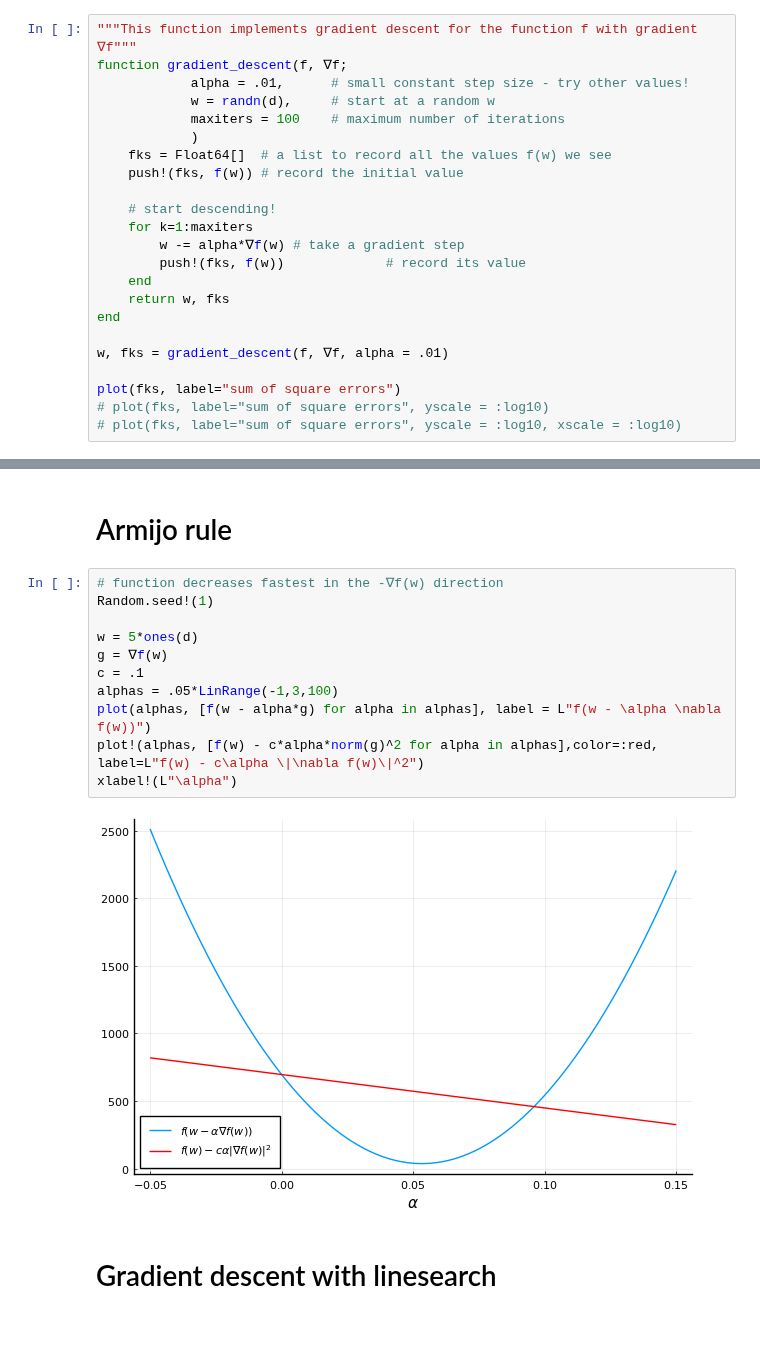
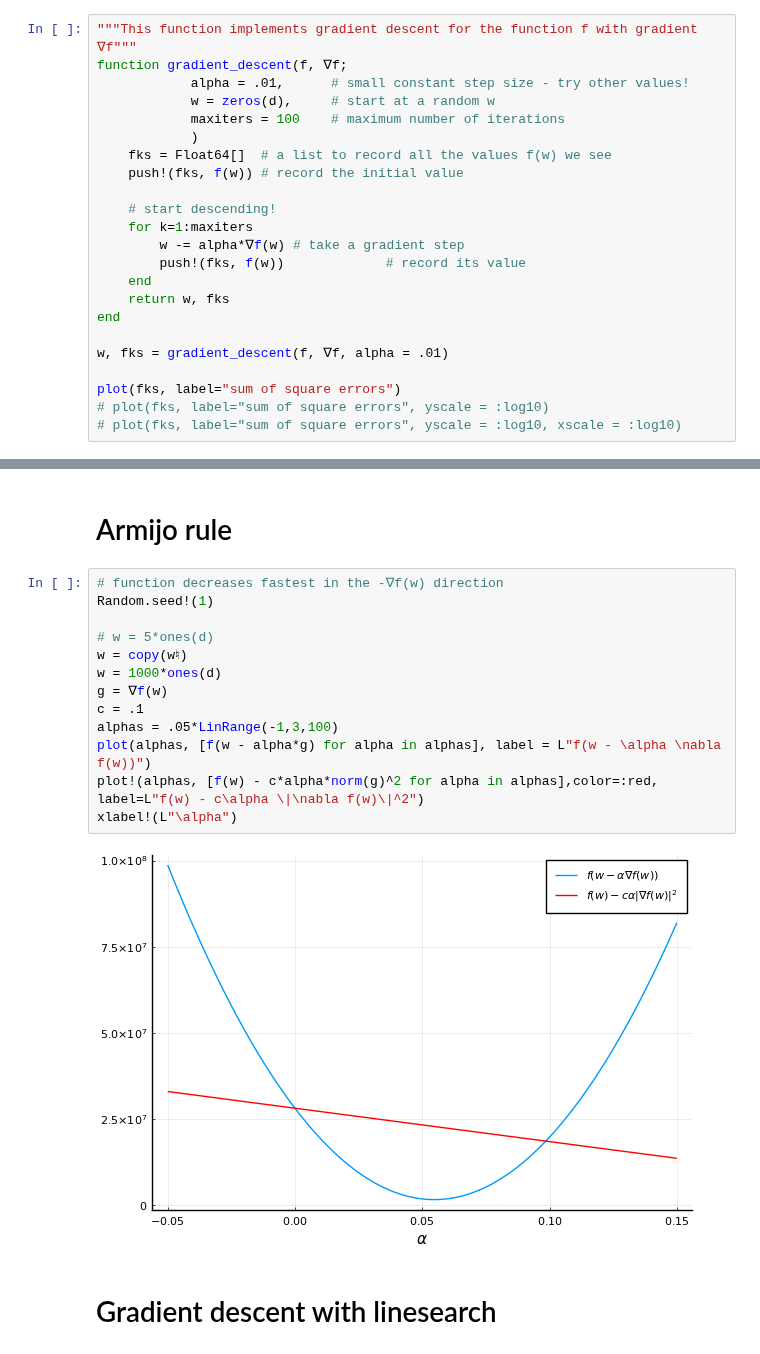
Before and after one commit to ORIE4741/demos, a Jupyter notebook: gradient_descent.ipynb, the cells around one changed output, grey strips where cells are left out. Cells and saved outputs as stored; diff of their text form.

```diff
--- a/gradient_descent.ipynb
+++ b/gradient_descent.ipynb
@@ -63,7 +63,7 @@ xlabel!(L"\alpha")
 """This function implements gradient descent for the function f with gradient ∇f"""
 function gradient_descent(f, ∇f;
             alpha = .01,      # small constant step size - try other values!
-            w = randn(d),     # start at a random w
+            w = zeros(d),     # start at a random w
             maxiters = 100    # maximum number of iterations
             )
     fks = Float64[]  # a list to record all the values f(w) we see
@@ -89,16 +89,18 @@ plot(fks, label="sum of square errors")
 # %%
 # function decreases fastest in the -∇f(w) direction
 Random.seed!(1)
 
-w = 5*ones(d)
+# w = 5*ones(d)
+w = copy(w♮)
+w = 1000*ones(d)
 g = ∇f(w)
 c = .1
 alphas = .05*LinRange(-1,3,100)
 plot(alphas, [f(w - alpha*g) for alpha in alphas], label = L"f(w - \alpha \nabla f(w))")
 plot!(alphas, [f(w) - c*alpha*norm(g)^2 for alpha in alphas],color=:red, label=L"f(w) - c\alpha \|\nabla f(w)\|^2")
 xlabel!(L"\alpha")
 # %% [output]
-[figure, old version]
+[figure, new version]
 # %% [markdown]
 # Gradient descent with linesearch
 # %% [markdown]
```
Also changed, not shown: parts of 4 cells of this notebook, 1 other file.
